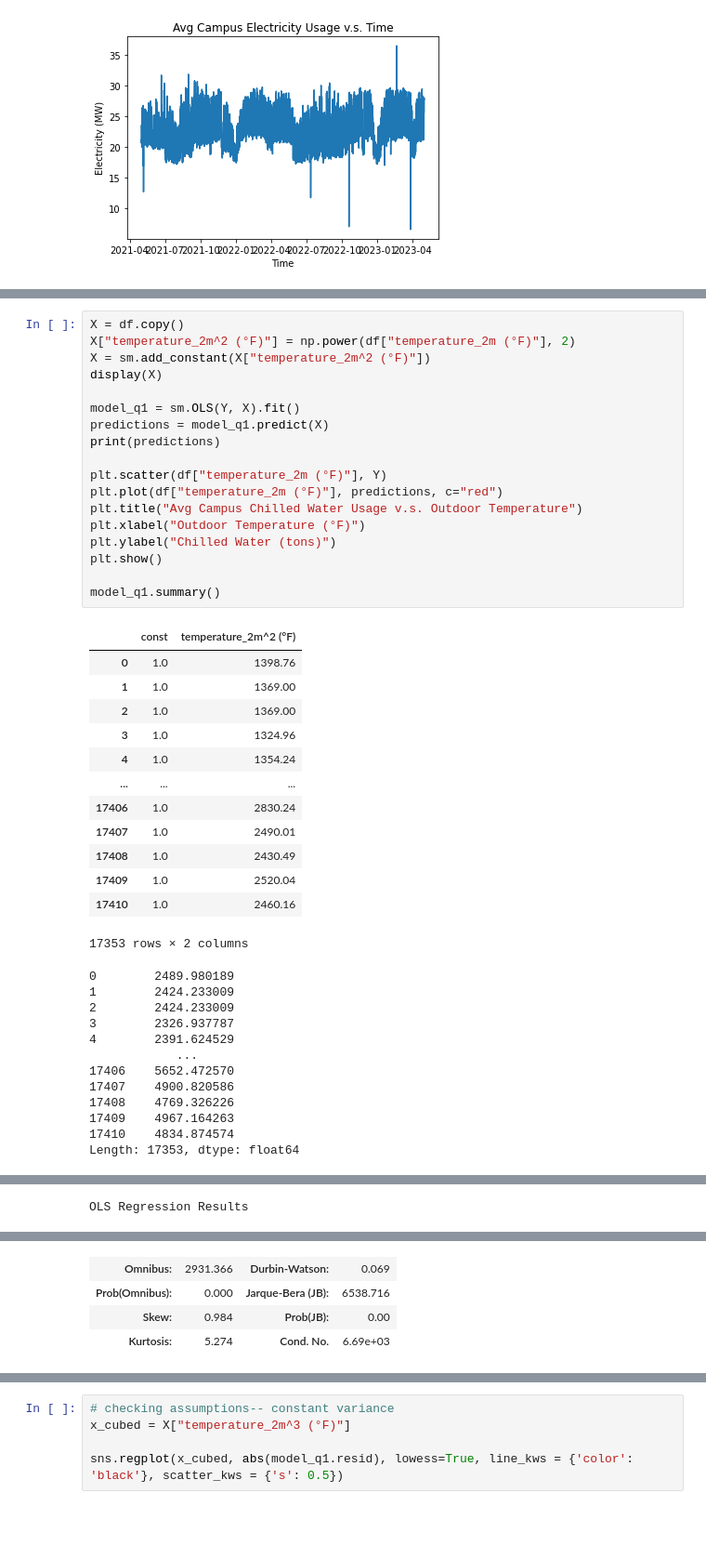
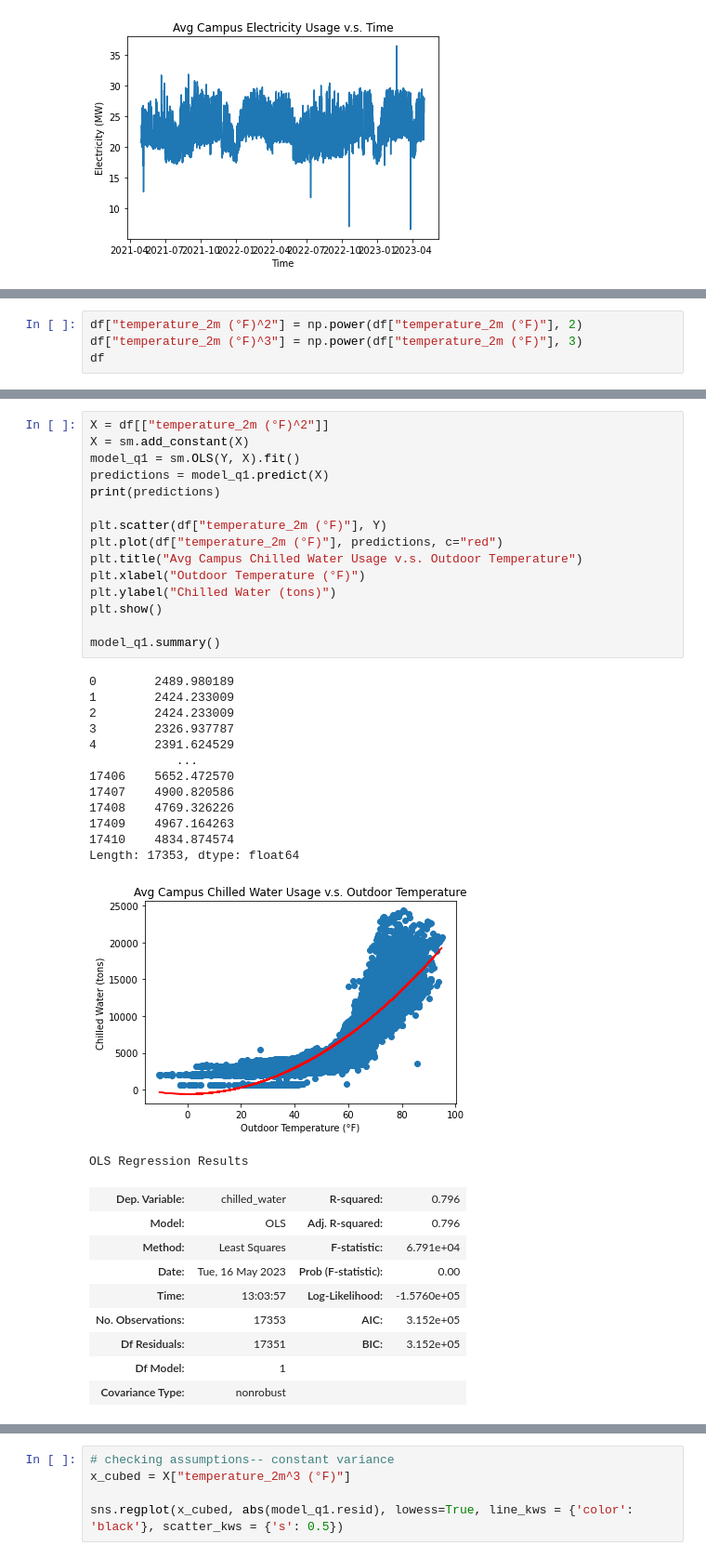
Before and after one commit to thereidfleish/ORIE-3120-Final-Project, a Jupyter notebook: ORIEProject/chilled_water.ipynb, the cells around one changed output, grey strips where cells are left out. Shown: that part at 93% size. Drawn from its saved outputs; the diff is of its cells as text; blank space fills up the shorter version.

```diff
--- a/ORIEProject/chilled_water.ipynb
+++ b/ORIEProject/chilled_water.ipynb
@@ -265,3 +265,7 @@ Notes:
 [1] Standard Errors assume that the covariance matrix of the errors is correctly specified.
 [2] The smallest eigenvalue is 4.53e-23. This might indicate that there are
 strong multicollinearity problems or that the design matrix is singular.
+# %%
+df["temperature_2m (°F)^2"] = np.power(df["temperature_2m (°F)"], 2)
+df["temperature_2m (°F)^3"] = np.power(df["temperature_2m (°F)"], 3)
+df
@@ -268,44 +334,39 @@ strong multicollinearity problems or that the design matrix is singular.
 # %%
-X = df.copy()
-X["temperature_2m^2 (°F)"] = np.power(df["temperature_2m (°F)"], 2)
-X = sm.add_constant(X["temperature_2m^2 (°F)"])
-display(X)
-
+X = df[["temperature_2m (°F)^2"]]
+X = sm.add_constant(X)
 model_q1 = sm.OLS(Y, X).fit()
 predictions = model_q1.predict(X)
 print(predictions)
 
 plt.scatter(df["temperature_2m (°F)"], Y)
 plt.plot(df["temperature_2m (°F)"], predictions, c="red")
 plt.title("Avg Campus Chilled Water Usage v.s. Outdoor Temperature")
 plt.xlabel("Outdoor Temperature (°F)")
 plt.ylabel("Chilled Water (tons)")
 plt.show()
 
 model_q1.summary()
 # %% [output]
+0        2489.980189
+1        2424.233009
+2        2424.233009
+3        2326.937787
+4        2391.624529
+            ...
+17406    5652.472570
+17407    4900.820586
+17408    4769.326226
+17409    4967.164263
+17410    4834.874574
+Length: 17353, dtype: float64
+[figure]
+OLS Regression Results
-|  | const | temperature_2m^2 (°F) |
-| 0 | 1.0 | 1398.76 |
-| 1 | 1.0 | 1369.00 |
-| 2 | 1.0 | 1369.00 |
-| 3 | 1.0 | 1324.96 |
-| 4 | 1.0 | 1354.24 |
-| ... | ... | ... |
-| 17406 | 1.0 | 2830.24 |
-| 17407 | 1.0 | 2490.01 |
-| 17408 | 1.0 | 2430.49 |
-| 17409 | 1.0 | 2520.04 |
-| 17410 | 1.0 | 2460.16 |
+| Dep. Variable: | chilled_water | R-squared: | 0.796 |
+| Model: | OLS | Adj. R-squared: | 0.796 |
+| Method: | Least Squares | F-statistic: | 6.791e+04 |
+| Date: | Tue, 16 May 2023 | Prob (F-statistic): | 0.00 |
+| Time: | 13:03:57 | Log-Likelihood: | -1.5760e+05 |
+| No. Observations: | 17353 | AIC: | 3.152e+05 |
+| Df Residuals: | 17351 | BIC: | 3.152e+05 |
+| Df Model: | 1 |  |  |
+| Covariance Type: | nonrobust |  |  |
-17353 rows × 2 columns
-0        2489.980189
-1        2424.233009
-2        2424.233009
-3        2326.937787
-4        2391.624529
-            ...
-17406    5652.472570
-17407    4900.820586
-17408    4769.326226
-17409    4967.164263
-17410    4834.874574
-Length: 17353, dtype: float64
@@ -313 +372,0 @@ Length: 17353, dtype: float64
-OLS Regression Results
@@ -326,4 +379,0 @@ OLS Regression Results
-| Omnibus: | 2931.366 | Durbin-Watson: | 0.069 |
-| Prob(Omnibus): | 0.000 | Jarque-Bera (JB): | 6538.716 |
-| Skew: | 0.984 | Prob(JB): | 0.00 |
-| Kurtosis: | 5.274 | Cond. No. | 6.69e+03 |
```
Also changed, not shown: parts of 6 cells of this notebook.
